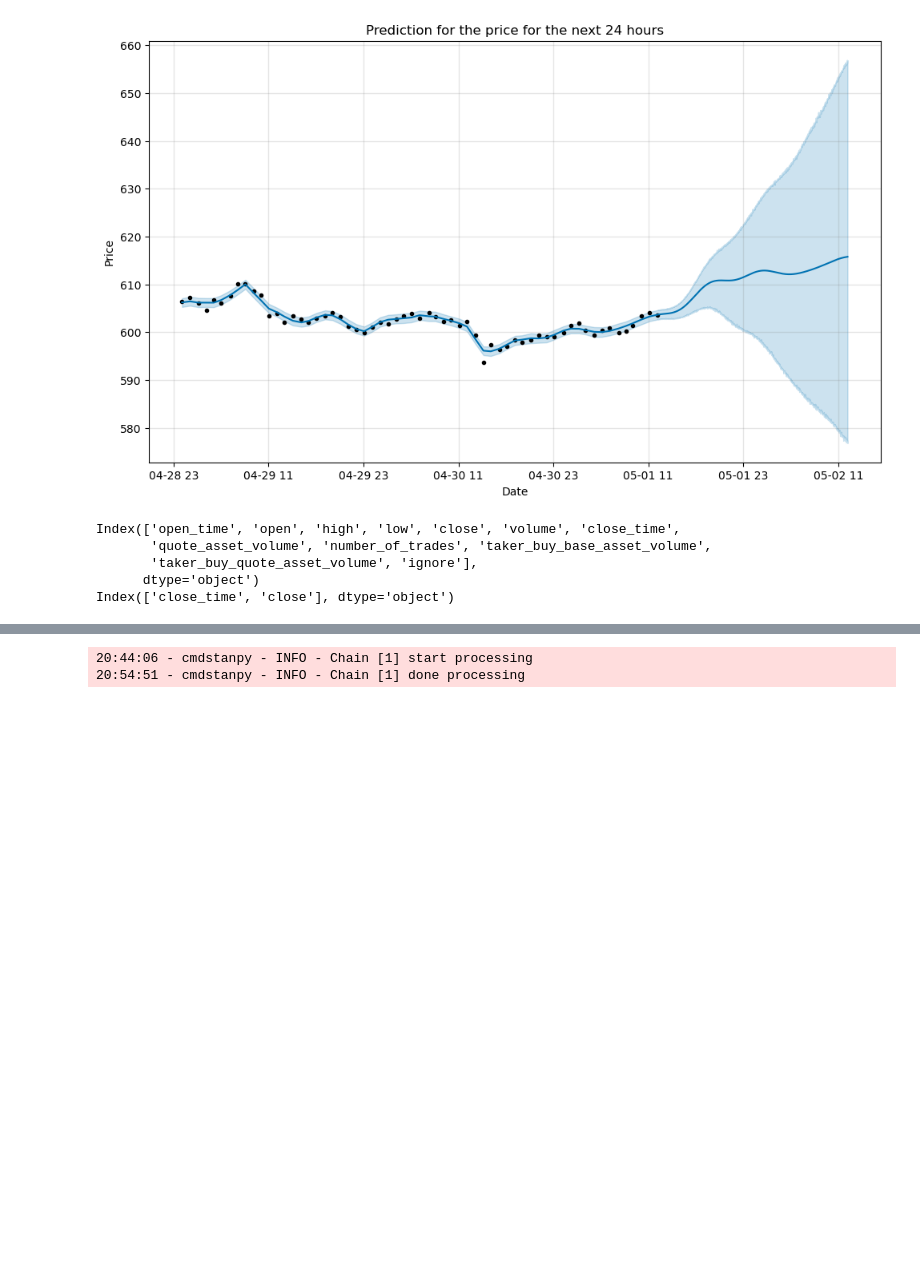
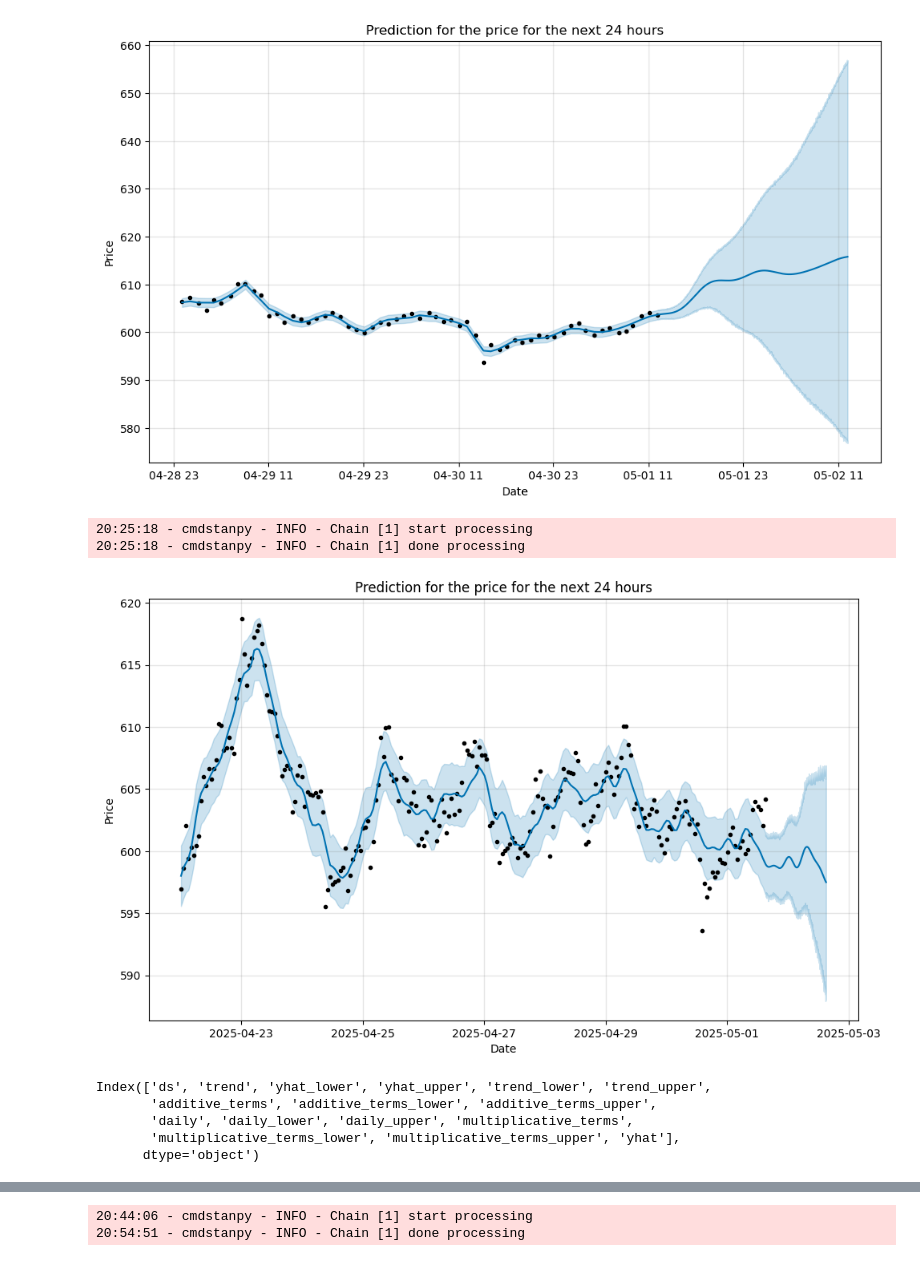
Before and after one commit to Santiagosphysics/FinalHeimdall, a Jupyter notebook: test_1.ipynb, the cells around one changed output, grey strips where cells are left out. Cells and saved outputs as stored; diff of their text form; code cells hidden in the pictures; blank space fills up the shorter version.

```diff
--- a/test_1.ipynb
+++ b/test_1.ipynb
@@ -12,11 +63,15 @@ Index(['timestamp', 'price'], dtype='object')
 # %%
-from utils import models, get_data_crypto
+from utils import get_data_crypto, models
 
-data = get_data_crypto().download_data(start_time='2025-04-29', end_time='2025-04-30 13:00:00', crypto="BNBUSDT", time='seconds')
-# prophet_model = models.prophet_model(data=data, time='min')
+data = get_data_crypto().download_data_cloud(start_time='2025-04-22', end_time='2025-05-01 15:16:00', crypto="binancecoin", time='min')
+
+df_prophet, predict_prophet = models.prophet_model(data=data, time='min')
 # %% [output]
-Index(['open_time', 'open', 'high', 'low', 'close', 'volume', 'close_time',
-       'quote_asset_volume', 'number_of_trades', 'taker_buy_base_asset_volume',
-       'taker_buy_quote_asset_volume', 'ignore'],
-      dtype='object')
-Index(['close_time', 'close'], dtype='object')
+20:25:18 - cmdstanpy - INFO - Chain [1] start processing
+20:25:18 - cmdstanpy - INFO - Chain [1] done processing
+[figure, added]
+Index(['ds', 'trend', 'yhat_lower', 'yhat_upper', 'trend_lower', 'trend_upper',
+       'additive_terms', 'additive_terms_lower', 'additive_terms_upper',
+       'daily', 'daily_lower', 'daily_upper', 'multiplicative_terms',
+       'multiplicative_terms_lower', 'multiplicative_terms_upper', 'yhat'],
+      dtype='object')
```
Also changed, not shown: parts of 11 cells of this notebook, 3 other files.
